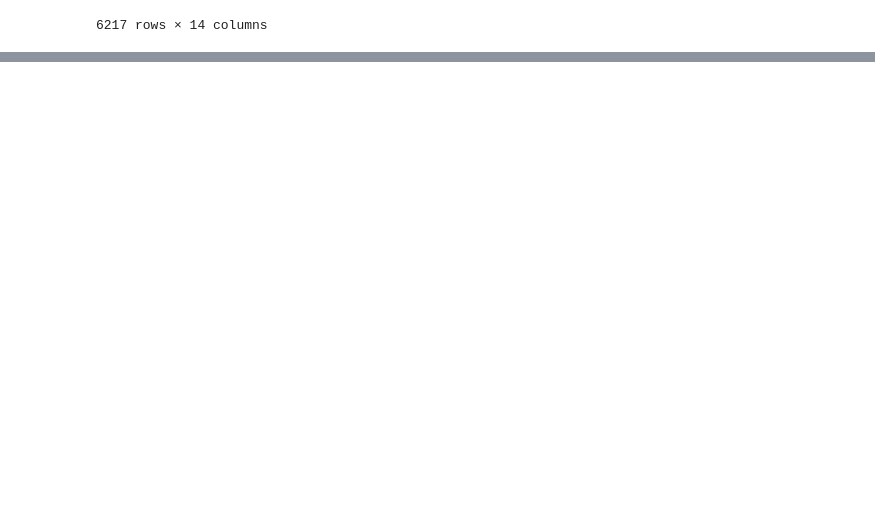
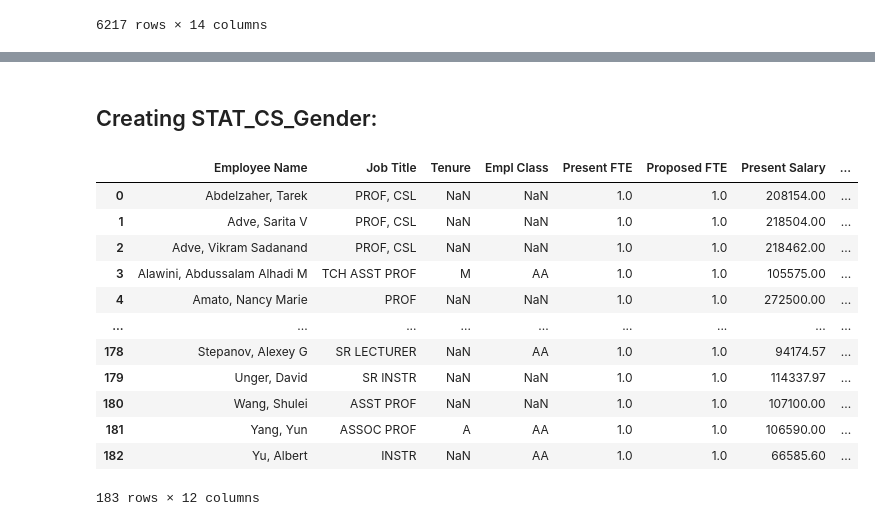
Before and after one commit to zuyouchen/107_datasets, a Jupyter notebook: graybook/clean_graybook.ipynb, the cells around one changed output, grey strips where cells are left out. Cells and saved outputs as stored; diff of their text form; code cells hidden in the pictures; blank space fills up the shorter version.

Commit message:
filter stat/cs

```diff
--- a/graybook/clean_graybook.ipynb
+++ b/graybook/clean_graybook.ipynb
@@ -93,3 +93,28 @@ agg_df = agg_df[agg_df['Department Code'] != 336]
 agg_df
 
 agg_df.to_csv('graybook-clean-sp23.csv', index=False)
+# %% [markdown]
+## Creating STAT_CS_Gender:
+# %%
+df_CS = agg_df[agg_df['Department Name'] == 'Computer Science']
+df_STAT = agg_df[agg_df['Department Name'] == 'Statistics']
+
+df_STAT_CS = pd.concat([df_CS, df_STAT], ignore_index=True)
+# %%
+df_STAT_CS = df_STAT_CS.drop('Job Titles', axis=1)
+df_STAT_CS = df_STAT_CS.drop('Employee Classes', axis=1)
+df_STAT_CS
+# %% [output]
+|  | Employee Name | Job Title | Tenure | Empl Class | Present FTE | Proposed FTE | Present Salary | ... |
+| 0 | Abdelzaher, Tarek | PROF, CSL | NaN | NaN | 1.0 | 1.0 | 208154.00 | ... |
+| 1 | Adve, Sarita V | PROF, CSL | NaN | NaN | 1.0 | 1.0 | 218504.00 | ... |
+| 2 | Adve, Vikram Sadanand | PROF, CSL | NaN | NaN | 1.0 | 1.0 | 218462.00 | ... |
+| 3 | Alawini, Abdussalam Alhadi M | TCH ASST PROF | M | AA | 1.0 | 1.0 | 105575.00 | ... |
+| 4 | Amato, Nancy Marie | PROF | NaN | NaN | 1.0 | 1.0 | 272500.00 | ... |
+| ... | ... | ... | ... | ... | ... | ... | ... | ... |
+| 178 | Stepanov, Alexey G | SR LECTURER | NaN | AA | 1.0 | 1.0 | 94174.57 | ... |
+| 179 | Unger, David | SR INSTR | NaN | NaN | 1.0 | 1.0 | 114337.97 | ... |
+| 180 | Wang, Shulei | ASST PROF | NaN | NaN | 1.0 | 1.0 | 107100.00 | ... |
+| 181 | Yang, Yun | ASSOC PROF | A | AA | 1.0 | 1.0 | 106590.00 | ... |
+| 182 | Yu, Albert | INSTR | NaN | AA | 1.0 | 1.0 | 66585.60 | ... |
+183 rows × 12 columns
```
Also changed, not shown: parts of 2 cells of this notebook, 1 other file.
